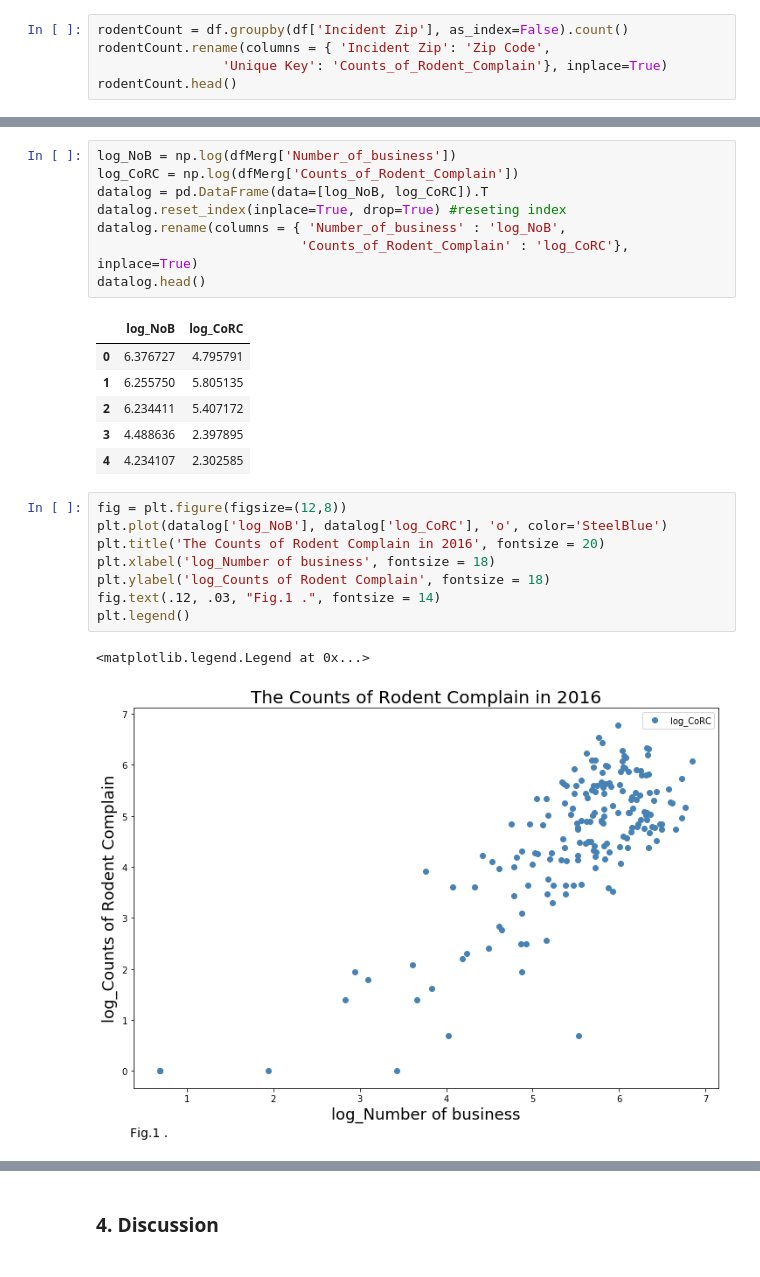
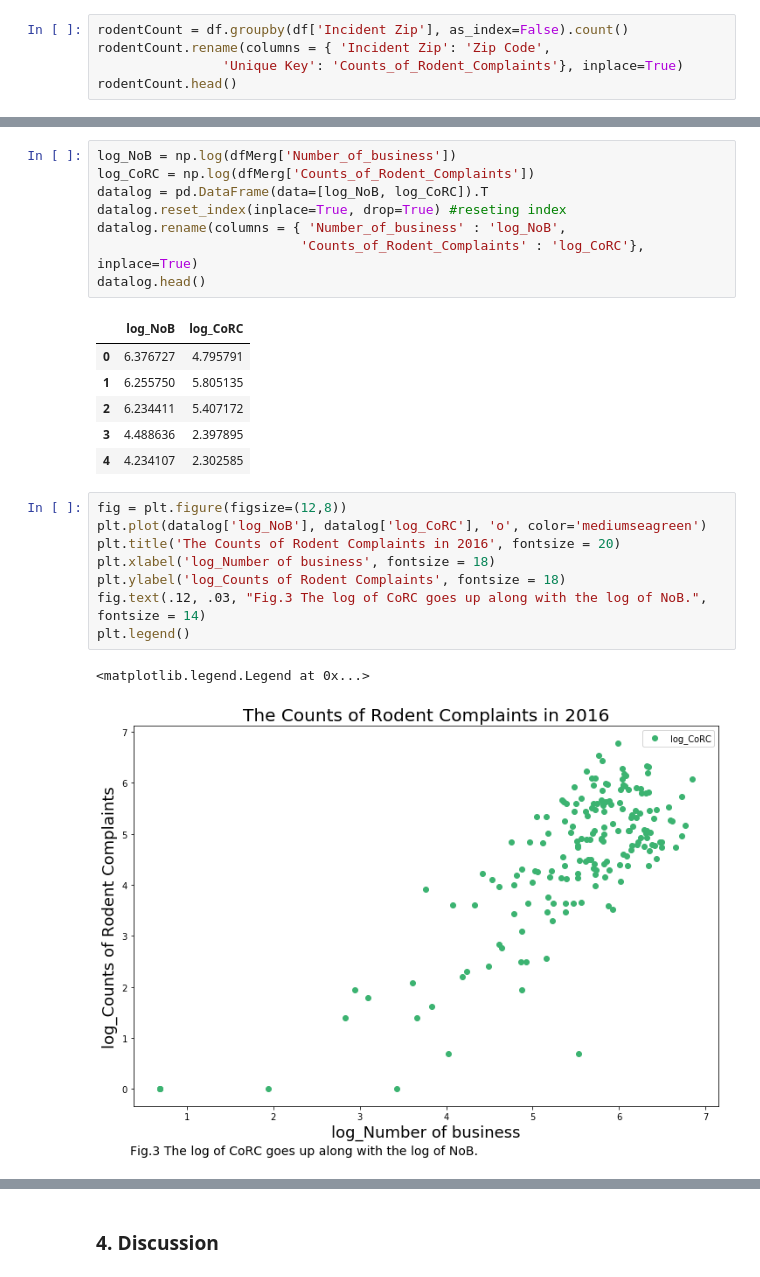
Before and after one commit to lingyielia/Civic, a Jupyter notebook: ProblemSet1/ProblemSet1.ipynb, the cells around one changed output, grey strips where cells are left out. Saved outputs shown, nothing was run; the diff lists cells and outputs as text.

```diff
--- a/ProblemSet1/ProblemSet1.ipynb
+++ b/ProblemSet1/ProblemSet1.ipynb
@@ -51,6 +52,6 @@ df.head()
 # %%
 rodentCount = df.groupby(df['Incident Zip'], as_index=False).count()
 rodentCount.rename(columns = { 'Incident Zip': 'Zip Code',
-                'Unique Key': 'Counts_of_Rodent_Complain'}, inplace=True)
+                'Unique Key': 'Counts_of_Rodent_Complaints'}, inplace=True)
 rodentCount.head()
 # %% [output]
@@ -152,10 +191,10 @@ OLS Regression Results
 # %%
 log_NoB = np.log(dfMerg['Number_of_business'])
-log_CoRC = np.log(dfMerg['Counts_of_Rodent_Complain'])
+log_CoRC = np.log(dfMerg['Counts_of_Rodent_Complaints'])
 datalog = pd.DataFrame(data=[log_NoB, log_CoRC]).T
 datalog.reset_index(inplace=True, drop=True) #reseting index
 datalog.rename(columns = { 'Number_of_business' : 'log_NoB',
-                          'Counts_of_Rodent_Complain' : 'log_CoRC'}, inplace=True)
+                          'Counts_of_Rodent_Complaints' : 'log_CoRC'}, inplace=True)
 datalog.head()
 # %% [output]
 |  | log_NoB | log_CoRC |
@@ -166,15 +205,15 @@ datalog.head()
 | 4 | 4.234107 | 2.302585 |
 # %%
 fig = plt.figure(figsize=(12,8))
-plt.plot(datalog['log_NoB'], datalog['log_CoRC'], 'o', color='SteelBlue')
-plt.title('The Counts of Rodent Complain in 2016', fontsize = 20)
+plt.plot(datalog['log_NoB'], datalog['log_CoRC'], 'o', color='mediumseagreen')
+plt.title('The Counts of Rodent Complaints in 2016', fontsize = 20)
 plt.xlabel('log_Number of business', fontsize = 18)
-plt.ylabel('log_Counts of Rodent Complain', fontsize = 18)
-fig.text(.12, .03, "Fig.1 .", fontsize = 14)
+plt.ylabel('log_Counts of Rodent Complaints', fontsize = 18)
+fig.text(.12, .03, "Fig.3 The log of CoRC goes up along with the log of NoB.", fontsize = 14)
 plt.legend()
 # %% [output]
 <matplotlib.legend.Legend at 0x...>
-[figure, old version]
+[figure, new version]
 # %%
 lm = smf.ols('log_NoB~log_CoRC', data=datalog).fit()
 lm.summary()
```
Also changed, not shown: parts of 26 cells of this notebook.
